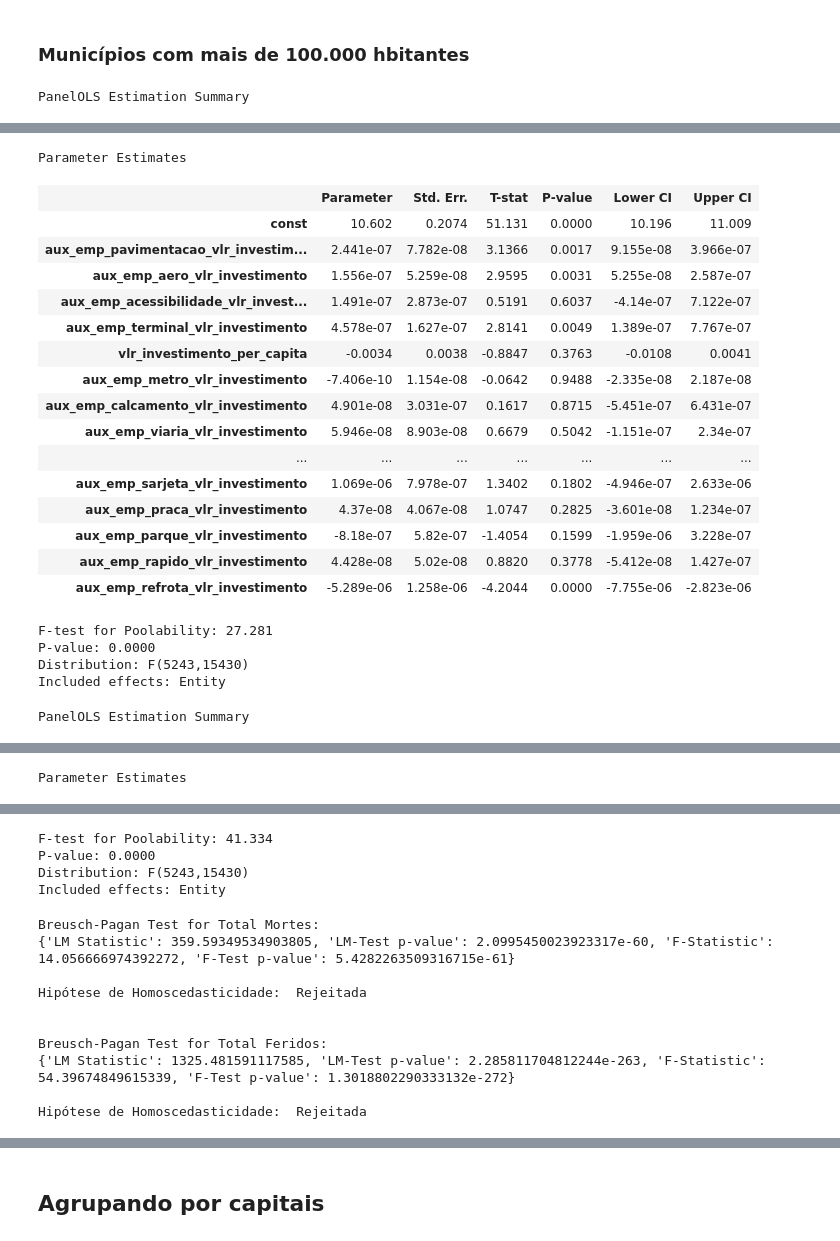
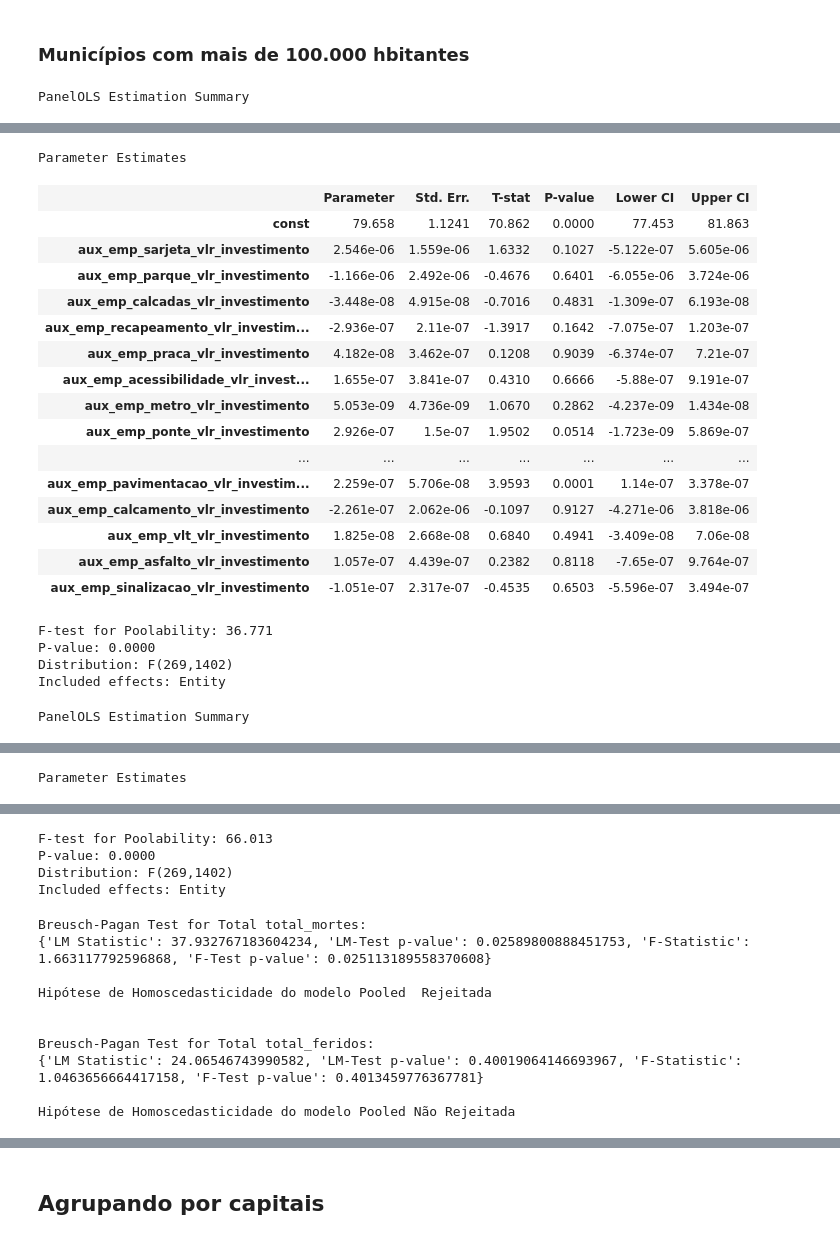
Before and after one commit to anayflima/simu-datathon-2024, a Jupyter notebook: analise_de_dados/analise_painel.ipynb, the cells around one changed output, grey strips where cells are left out. Cells and saved outputs as stored; diff of their text form; code cells hidden in the pictures.

```diff
--- a/analise_de_dados/analise_painel.ipynb
+++ b/analise_de_dados/analise_painel.ipynb
@@ -176,12 +179,12 @@ def fit_panel_data_model(X, y, show_summary=True,drop_absorbed=True,cov_error_cl
     model : PanelOLS
         Modelo ajustado de dados em painel.
     """
-    # Cria e ajusta o modelo de dados em painel com efeitos fixos para entidades
+    # # Cria e ajusta o modelo de dados em painel com efeitos fixos para entidades
     model = PanelOLS(y, X, entity_effects=True,drop_absorbed=drop_absorbed)
-    if cov_error_clusterized:
-        model = model.fit(cov_type="clustered", cluster_entity=True)
-    else:
-        model = model.fit()
+    # if cov_error_clusterized:
+    #     model = model.fit(cov_type="clustered", cluster_entity=True)
+    # else:
+    model = model.fit()
 
     # Exibe o resumo do modelo, se solicitado
     if show_summary:
@@ -190,15 +193,6 @@ def fit_panel_data_model(X, y, show_summary=True,drop_absorbed=True,cov_error_cl
     return model
 # %%
 def teste_BP(model, y_name):
-    """
-    Executa o teste de Breusch-Pagan para heteroscedasticidade nos resíduos de um modelo de painel.
-
-    Args:
-        model (PanelOLS): Um objeto de modelo PanelOLS ajustado da biblioteca linearmodels.
-
-    Returns:
-        None: Imprime os resultados do teste de Breusch-Pagan, incluindo as estatísticas LM e F e seus valores p correspondentes.
-    """
     # Executa o teste de Breusch-Pagan para heteroscedasticidade nos resíduos do modelo.
     # het_breuschpagan retorna 4 valores: LM, LM_pv, F, F_pv
     # LM: Estatística LM (Lagrange Multiplier)
@@ -1103,9 +1541,9 @@ id_cidades_principais = get_top_municip(df_empreend, pop=100000)[1]
 df_cidades_principais = df_agrup_munic_ano[df_agrup_munic_ano['Código IBGE'].isin(id_cidades_principais)].copy()
 df_panel_top, X_top, y_mortes_top, y_feridos_top = prepare_panel_data(df_cidades_principais)
 
-model_mortes_top = fit_panel_data_model(X, y_mortes, drop_absorbed=True, show_summary=True, cov_error_clusterized=True)
-model_feridos_top = fit_panel_data_model(X, y_feridos, drop_absorbed=True, show_summary=True, cov_error_clusterized=True)
-teste_BP(model_mortes_top, 'Mortes')
-teste_BP(model_feridos_top, 'Feridos')
+model_mortes_top = fit_panel_data_model(X_top, y_mortes_top, drop_absorbed=True, show_summary=True, cov_error_clusterized=True)
+model_feridos_top = fit_panel_data_model(X_top, y_feridos_top, drop_absorbed=True, show_summary=True, cov_error_clusterized=True)
+teste_BP(df_panel_top, 'total_mortes', X_top.drop('const',axis=1).columns.tolist())
+teste_BP(df_panel_top, 'total_feridos', X_top.drop('const',axis=1).columns.tolist())
 # %% [output]
 PanelOLS Estimation Summary
@@ -1128,23 +1566,23 @@ PanelOLS Estimation Summary
 |  |  |  |  |
 Parameter Estimates
 |  | Parameter | Std. Err. | T-stat | P-value | Lower CI | Upper CI |
-| const | 10.602 | 0.2074 | 51.131 | 0.0000 | 10.196 | 11.009 |
-| aux_emp_pavimentacao_vlr_investim... | 2.441e-07 | 7.782e-08 | 3.1366 | 0.0017 | 9.155e-08 | 3.966e-07 |
-| aux_emp_aero_vlr_investimento | 1.556e-07 | 5.259e-08 | 2.9595 | 0.0031 | 5.255e-08 | 2.587e-07 |
-| aux_emp_acessibilidade_vlr_invest... | 1.491e-07 | 2.873e-07 | 0.5191 | 0.6037 | -4.14e-07 | 7.122e-07 |
-| aux_emp_terminal_vlr_investimento | 4.578e-07 | 1.627e-07 | 2.8141 | 0.0049 | 1.389e-07 | 7.767e-07 |
-| vlr_investimento_per_capita | -0.0034 | 0.0038 | -0.8847 | 0.3763 | -0.0108 | 0.0041 |
-| aux_emp_metro_vlr_investimento | -7.406e-10 | 1.154e-08 | -0.0642 | 0.9488 | -2.335e-08 | 2.187e-08 |
-| aux_emp_calcamento_vlr_investimento | 4.901e-08 | 3.031e-07 | 0.1617 | 0.8715 | -5.451e-07 | 6.431e-07 |
-| aux_emp_viaria_vlr_investimento | 5.946e-08 | 8.903e-08 | 0.6679 | 0.5042 | -1.151e-07 | 2.34e-07 |
+| const | 79.658 | 1.1241 | 70.862 | 0.0000 | 77.453 | 81.863 |
+| aux_emp_sarjeta_vlr_investimento | 2.546e-06 | 1.559e-06 | 1.6332 | 0.1027 | -5.122e-07 | 5.605e-06 |
+| aux_emp_parque_vlr_investimento | -1.166e-06 | 2.492e-06 | -0.4676 | 0.6401 | -6.055e-06 | 3.724e-06 |
+| aux_emp_calcadas_vlr_investimento | -3.448e-08 | 4.915e-08 | -0.7016 | 0.4831 | -1.309e-07 | 6.193e-08 |
+| aux_emp_recapeamento_vlr_investim... | -2.936e-07 | 2.11e-07 | -1.3917 | 0.1642 | -7.075e-07 | 1.203e-07 |
+| aux_emp_praca_vlr_investimento | 4.182e-08 | 3.462e-07 | 0.1208 | 0.9039 | -6.374e-07 | 7.21e-07 |
+| aux_emp_acessibilidade_vlr_invest... | 1.655e-07 | 3.841e-07 | 0.4310 | 0.6666 | -5.88e-07 | 9.191e-07 |
+| aux_emp_metro_vlr_investimento | 5.053e-09 | 4.736e-09 | 1.0670 | 0.2862 | -4.237e-09 | 1.434e-08 |
+| aux_emp_ponte_vlr_investimento | 2.926e-07 | 1.5e-07 | 1.9502 | 0.0514 | -1.723e-09 | 5.869e-07 |
 | ... | ... | ... | ... | ... | ... | ... |
-| aux_emp_sarjeta_vlr_investimento | 1.069e-06 | 7.978e-07 | 1.3402 | 0.1802 | -4.946e-07 | 2.633e-06 |
-| aux_emp_praca_vlr_investimento | 4.37e-08 | 4.067e-08 | 1.0747 | 0.2825 | -3.601e-08 | 1.234e-07 |
-| aux_emp_parque_vlr_investimento | -8.18e-07 | 5.82e-07 | -1.4054 | 0.1599 | -1.959e-06 | 3.228e-07 |
-| aux_emp_rapido_vlr_investimento | 4.428e-08 | 5.02e-08 | 0.8820 | 0.3778 | -5.412e-08 | 1.427e-07 |
-| aux_emp_refrota_vlr_investimento | -5.289e-06 | 1.258e-06 | -4.2044 | 0.0000 | -7.755e-06 | -2.823e-06 |
+| aux_emp_pavimentacao_vlr_investim... | 2.259e-07 | 5.706e-08 | 3.9593 | 0.0001 | 1.14e-07 | 3.378e-07 |
+| aux_emp_calcamento_vlr_investimento | -2.261e-07 | 2.062e-06 | -0.1097 | 0.9127 | -4.271e-06 | 3.818e-06 |
+| aux_emp_vlt_vlr_investimento | 1.825e-08 | 2.668e-08 | 0.6840 | 0.4941 | -3.409e-08 | 7.06e-08 |
+| aux_emp_asfalto_vlr_investimento | 1.057e-07 | 4.439e-07 | 0.2382 | 0.8118 | -7.65e-07 | 9.764e-07 |
+| aux_emp_sinalizacao_vlr_investimento | -1.051e-07 | 2.317e-07 | -0.4535 | 0.6503 | -5.596e-07 | 3.494e-07 |
-F-test for Poolability: 27.281
+F-test for Poolability: 36.771
 P-value: 0.0000
-Distribution: F(5243,15430)
+Distribution: F(269,1402)
 Included effects: Entity
 PanelOLS Estimation Summary
@@ -1185,14 +1623,14 @@ Parameter Estimates
-F-test for Poolability: 41.334
+F-test for Poolability: 66.013
 P-value: 0.0000
-Distribution: F(5243,15430)
+Distribution: F(269,1402)
 Included effects: Entity
-Breusch-Pagan Test for Total Mortes:
-{'LM Statistic': 359.59349534903805, 'LM-Test p-value': 2.0995450023923317e-60, 'F-Statistic': 14.056666974392272, 'F-Test p-value': 5.4282263509316715e-61}
+Breusch-Pagan Test for Total total_mortes:
+{'LM Statistic': 37.932767183604234, 'LM-Test p-value': 0.02589800888451753, 'F-Statistic': 1.663117792596868, 'F-Test p-value': 0.025113189558370608}
 
-Hipótese de Homoscedasticidade:  Rejeitada
+Hipótese de Homoscedasticidade do modelo Pooled  Rejeitada
 
 
-Breusch-Pagan Test for Total Feridos:
-{'LM Statistic': 1325.481591117585, 'LM-Test p-value': 2.285811704812244e-263, 'F-Statistic': 54.39674849615339, 'F-Test p-value': 1.3018802290333132e-272}
+Breusch-Pagan Test for Total total_feridos:
+{'LM Statistic': 24.06546743990582, 'LM-Test p-value': 0.40019064146693967, 'F-Statistic': 1.0463656664417158, 'F-Test p-value': 0.4013459776367781}
 
-Hipótese de Homoscedasticidade:  Rejeitada
+Hipótese de Homoscedasticidade do modelo Pooled Não Rejeitada
```
Also changed, not shown: parts of 37 cells of this notebook.
